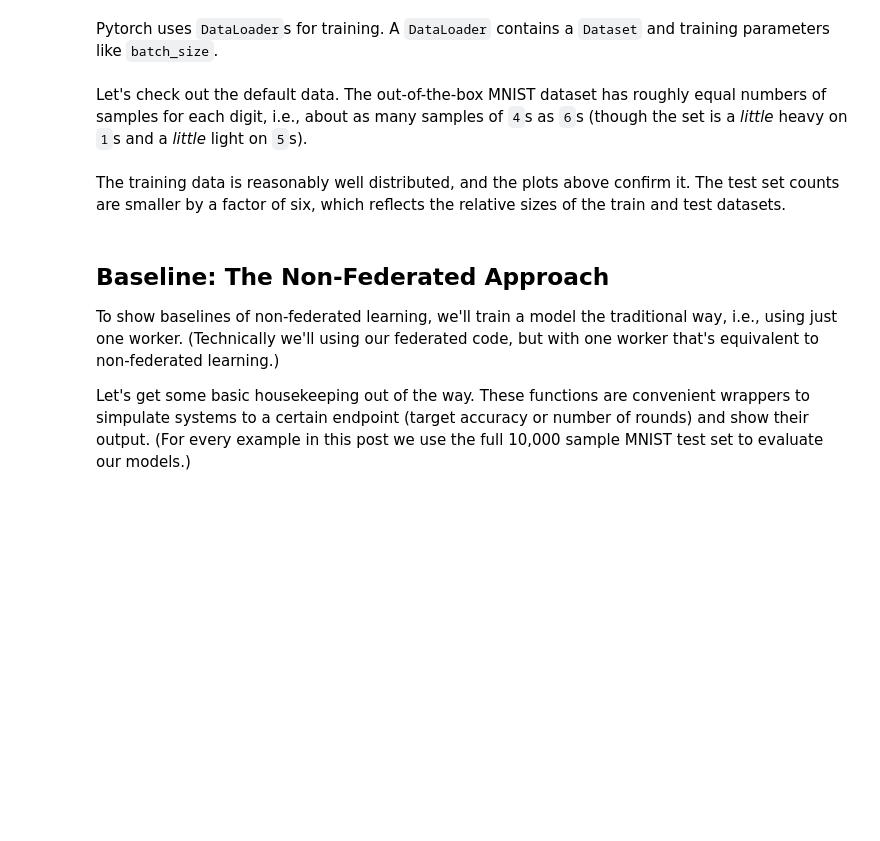
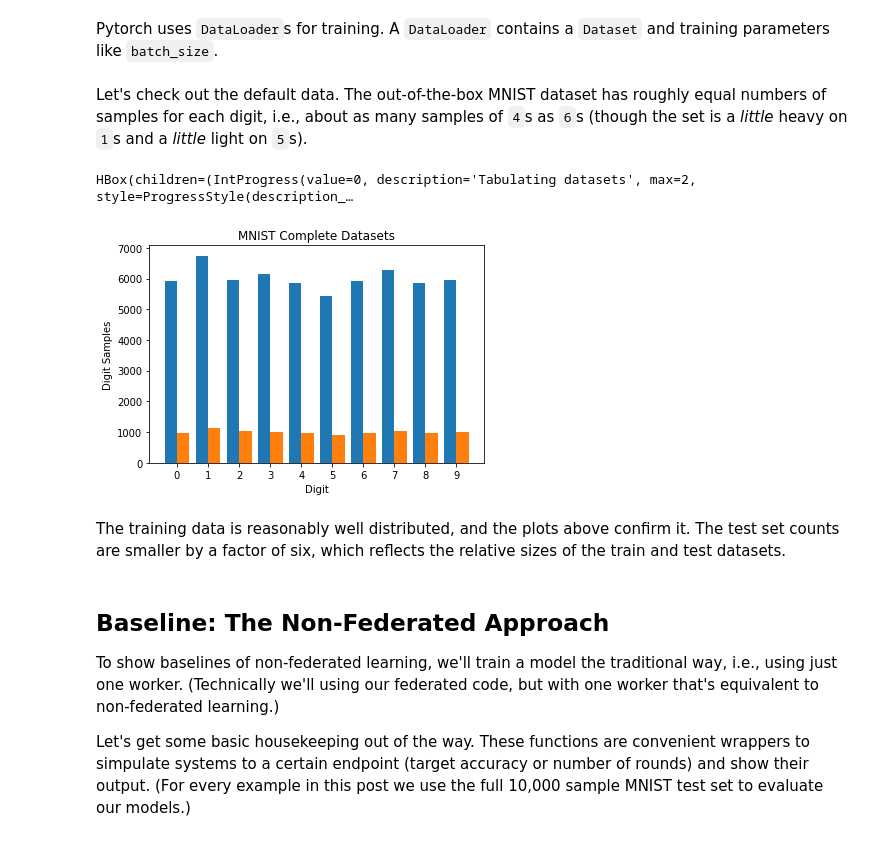
Before and after one commit to rmicallef/bfpytorch, a Jupyter notebook: MNIST-Fed-Part1.ipynb, the cells around one changed output. Saved outputs shown, nothing was run; the diff lists cells and outputs as text; code cells hidden in the pictures; blank space fills up the shorter version.

```diff
--- a/MNIST-Fed-Part1.ipynb
+++ b/MNIST-Fed-Part1.ipynb
@@ -290,47 +278,36 @@ Let's check out the default data. The out-of-the-box MNIST dataset has roughly e
 # %%
 %matplotlib inline
 import matplotlib
 import matplotlib.pyplot as plt
 from tqdm.notebook import tqdm
 from tqdm.notebook import trange
-#import federated as fed
-#import federated_mnist as fm
 from collections import Counter
 import numpy as np
 
-'''
-fig, ax = plt.subplots(figsize=(10, 5))
-ax.set_title('Standard MNIST Digit Counts')
-ax.set_xlabel('Digit')
-ax.set_ylabel('Digit Samples')
-ax.xaxis.set_major_locator(plt.MultipleLocator(1))
-ax.hist([train_dl.dataset.targets.tolist(), test_dl.dataset.targets.tolist()*6],
-        label=['Train', 'Test (scaled)'],
-        bins=list(range(11)),
-        histtype='bar',
-        align='left',
-        rwidth=0.8,
-       )
-ax.legend();
-'''
-
 def plot_digit_histogram(dls, title=''):
-
     fig, ax = plt.subplots()
     ax.set_title(title)
     ax.xaxis.set_major_locator(plt.MultipleLocator(1))
     ax.set_ylabel('Digit Samples')
     ax.set_xlabel('Digit')
 
     ys = []
     for dset in tqdm([dl.dataset for dl in dls], desc='Tabulating datasets'):
         _, y = consume_dataset(dset)
         ys.append(sorted(Counter(y)))
 
     H = ax.hist(ys, bins=range(11), histtype='bar', align='left', rwidth=0.8)
 
+def consume_dataset(dataset):
+    data = list(zip(*dataset))
+    X = torch.stack(data[0])
+    y = torch.tensor(data[1])
+    return X, y
 
 plot_digit_histogram([train_dl, test_dl], 'MNIST Complete Datasets')
+# %% [output]
+HBox(children=(IntProgress(value=0, description='Tabulating datasets', max=2, style=ProgressStyle(description_…
+[figure, added]
 # %% [markdown]
 The training data is reasonably well distributed, and the plots above confirm it. The test set counts are smaller by a factor of six, which reflects the relative sizes of the train and test datasets.
 # %% [markdown]
```
Also changed, not shown: parts of 32 cells of this notebook.
